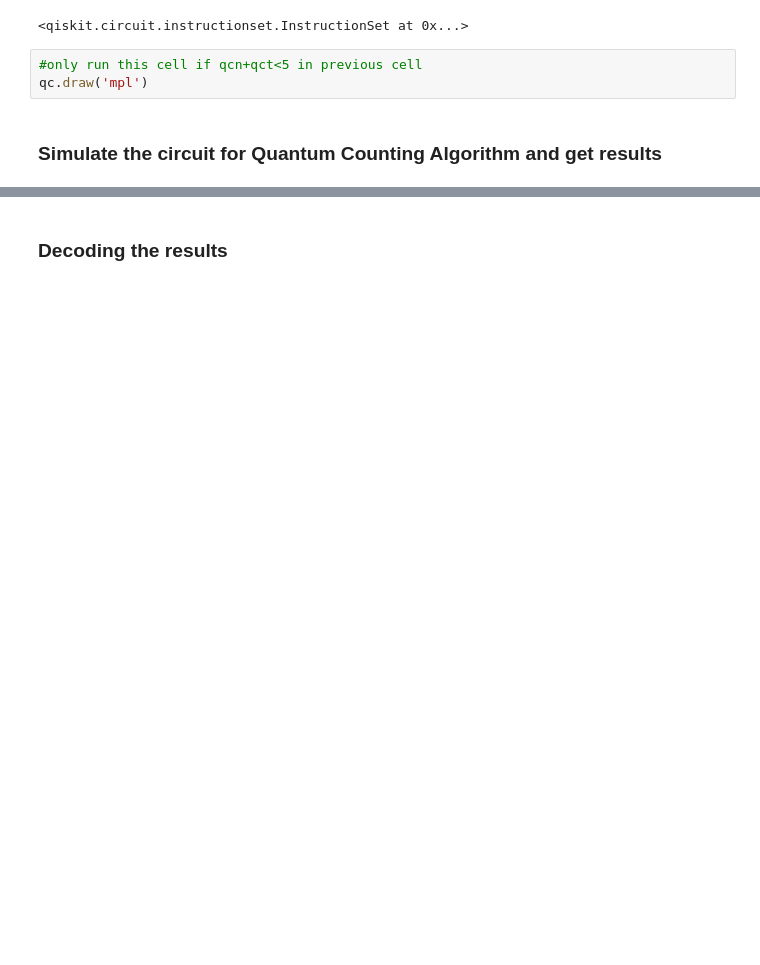
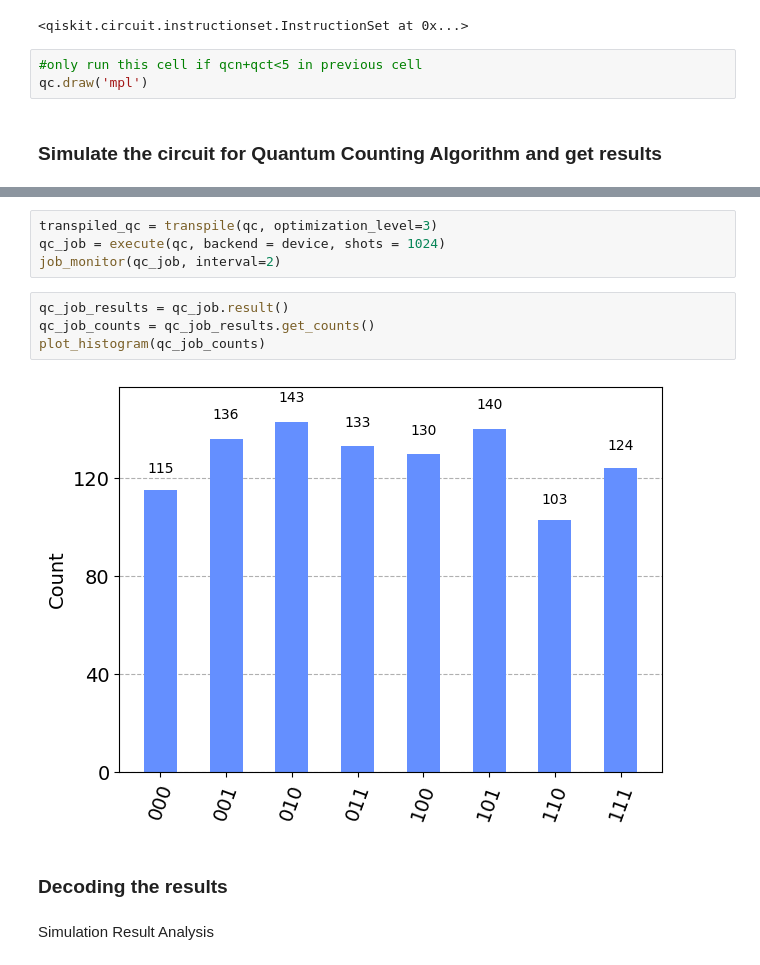
Before and after one commit to ishan616/qiskit-projects-by-ishan, a Jupyter notebook: quantum _counting.ipynb, the cells around one changed output, grey strips where cells are left out. Saved outputs shown, nothing was run; the diff lists cells and outputs as text; blank space fills up the shorter version.

```diff
--- a/quantum _counting.ipynb
+++ b/quantum _counting.ipynb
@@ -218,5 +236,17 @@ plot_histogram(qc_counts)
+# %%
+transpiled_qc = transpile(qc, optimization_level=3)
+qc_job = execute(qc, backend = device, shots = 1024)
+job_monitor(qc_job, interval=2)
+# %%
+qc_job_results = qc_job.result()
+qc_job_counts = qc_job_results.get_counts()
+plot_histogram(qc_job_counts)
+# %% [output]
+[figure, added]
 # %% [markdown]
 ### Decoding the results
+# %% [markdown]
+Simulation Result Analysis
 # %%
 measured_str = max(qc_counts, key=qc_counts.get)
 measured_int = int(measured_str,2)
```
Also changed, not shown: parts of 16 cells of this notebook.
